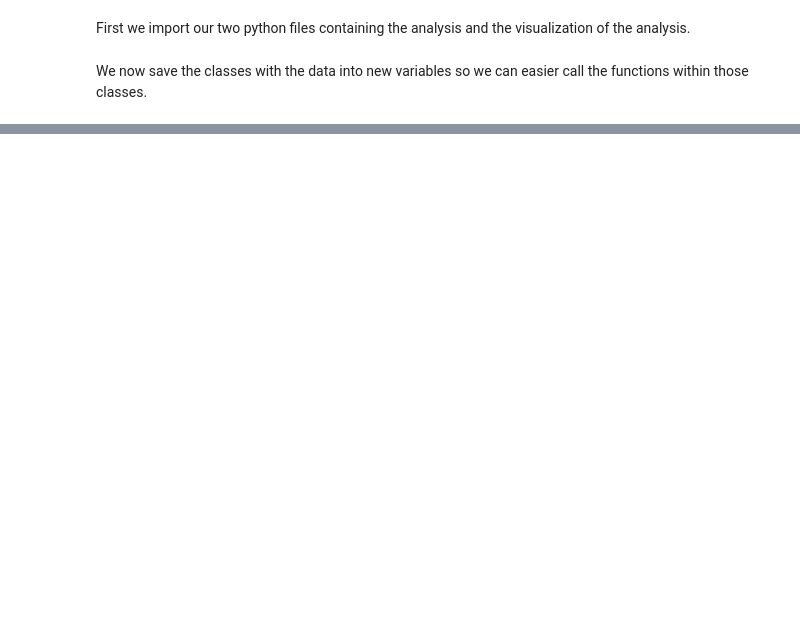
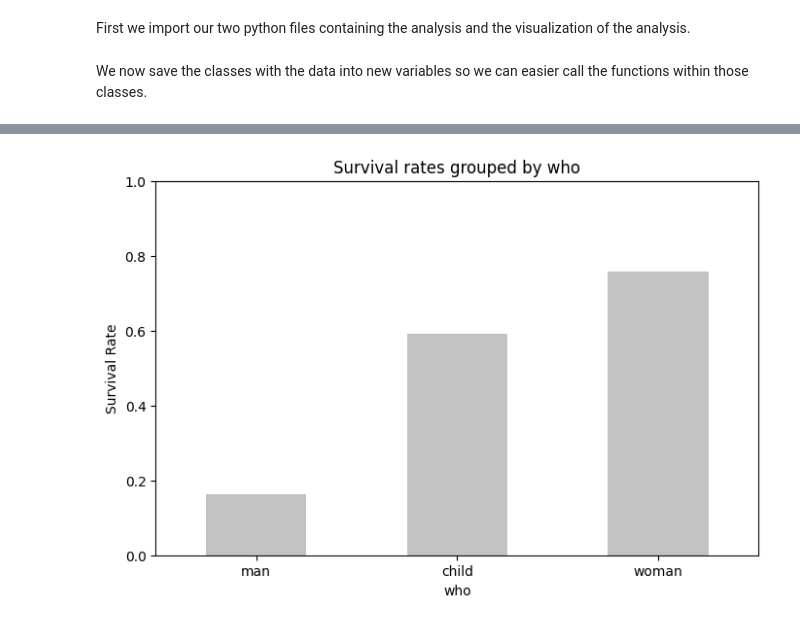
Before and after one commit to ccvnnn/mypackage, a Jupyter notebook: tutorial.ipynb, the cells around one changed output, grey strips where cells are left out. Drawn from its saved outputs; the diff is of its cells as text; code cells hidden in the pictures; blank space fills up the shorter version.

```diff
--- a/tutorial.ipynb
+++ b/tutorial.ipynb
@@ -90,0 +276,4 @@ We first have a look into the `Analyzer` class and its functions.
+# %%
+visualizer.plot_survival_rate(group_by_column = "who")
+# %% [output]
+[figure, added]
```
Also changed, not shown: parts of 51 cells of this notebook.
